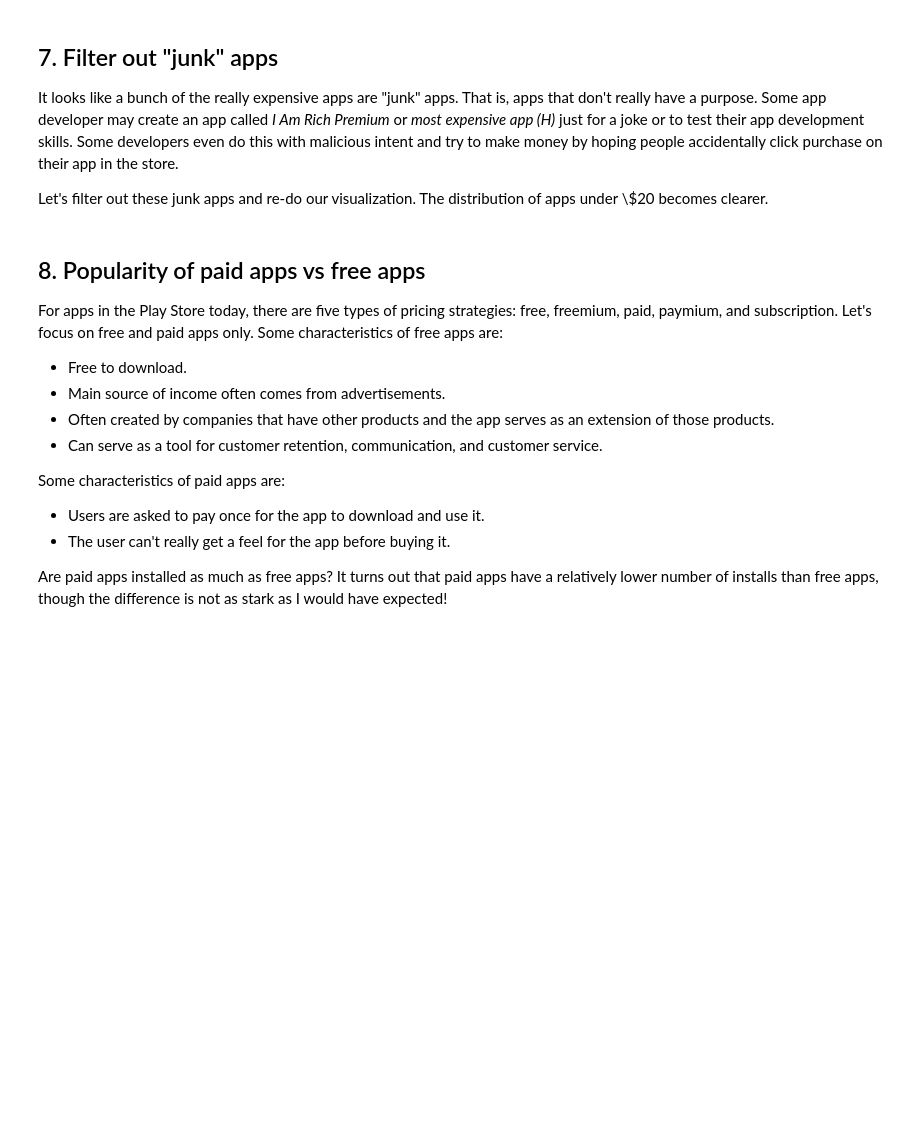
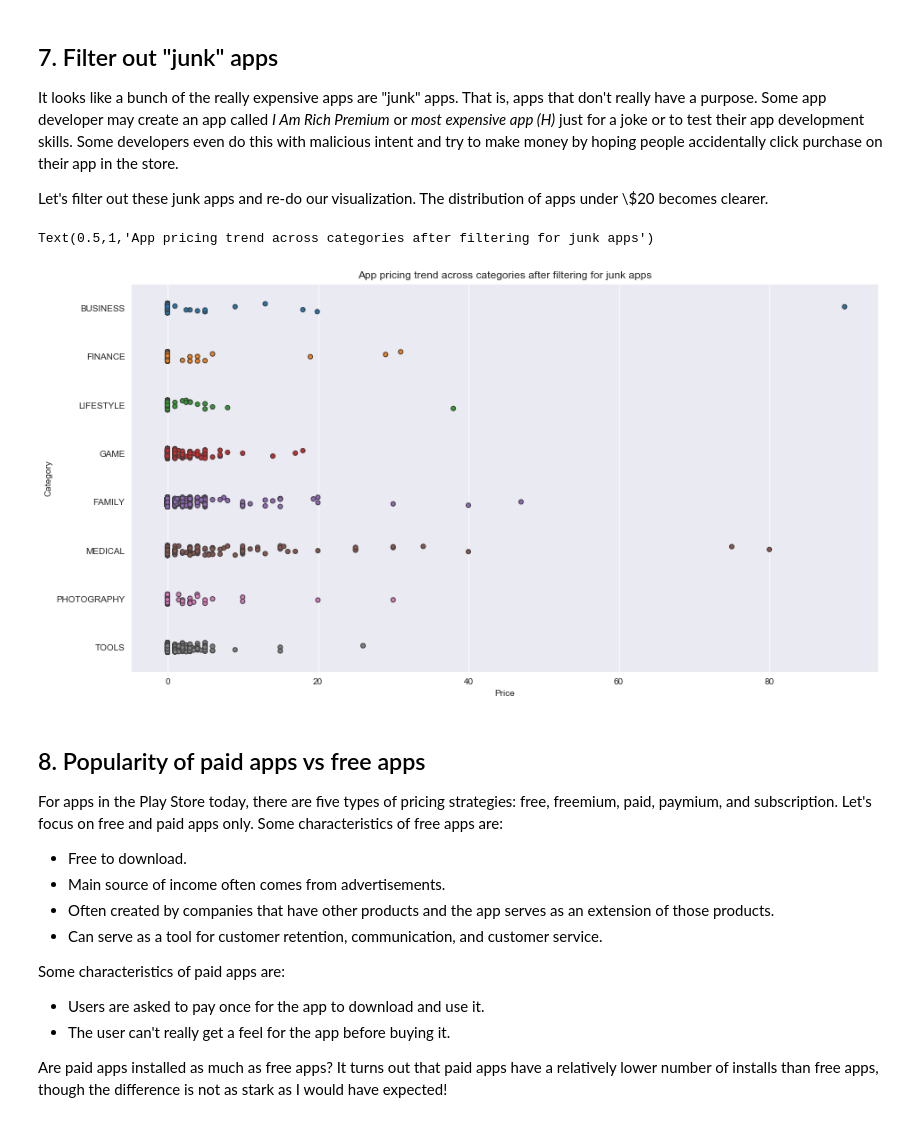
Before and after one commit to KrishnaKittu123/The-Android-App-Market-on-Google-Play, a Jupyter notebook: notebook.ipynb, the cells around one changed output. Cells and saved outputs as stored; diff of their text form; code cells hidden in the pictures; blank space fills up the shorter version.

```diff
--- a/notebook.ipynb
+++ b/notebook.ipynb
@@ -186,15 +206,18 @@ apps_above_200
 <p>Let's filter out these junk apps and re-do our visualization. The distribution of apps under \$20 becomes clearer.</p>
 # %%
 # Select apps priced below $100
-apps_under_100 = ...
+apps_under_100 = popular_app_cats[popular_app_cats['Price'] < 100]
 
 fig, ax = plt.subplots()
 fig.set_size_inches(15, 8)
 
 # Examine price vs category with the authentic apps
-ax = sns.stripplot(x=..., y=..., data=...,
+ax = sns.stripplot(apps_under_100['Price'], y = apps_under_100['Category'], data=apps_under_100,
                    jitter=True, linewidth=1)
 ax.set_title('App pricing trend across categories after filtering for junk apps')
+# %% [output]
+Text(0.5,1,'App pricing trend across categories after filtering for junk apps')
+[figure, added]
 # %% [markdown]
 ## 8. Popularity of paid apps vs free apps
 <p>For apps in the Play Store today, there are five types of pricing strategies: free, freemium, paid, paymium, and subscription. Let's focus on free and paid apps only. Some characteristics of free apps are:</p>
```
Also changed, not shown: parts of 4 cells of this notebook.
